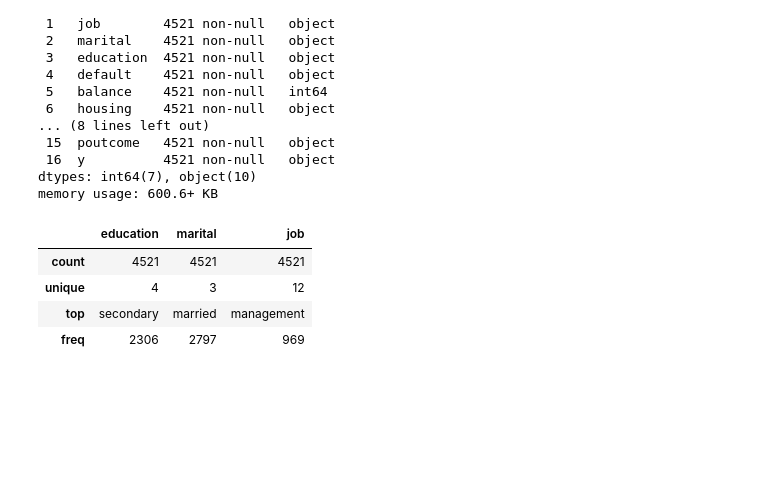
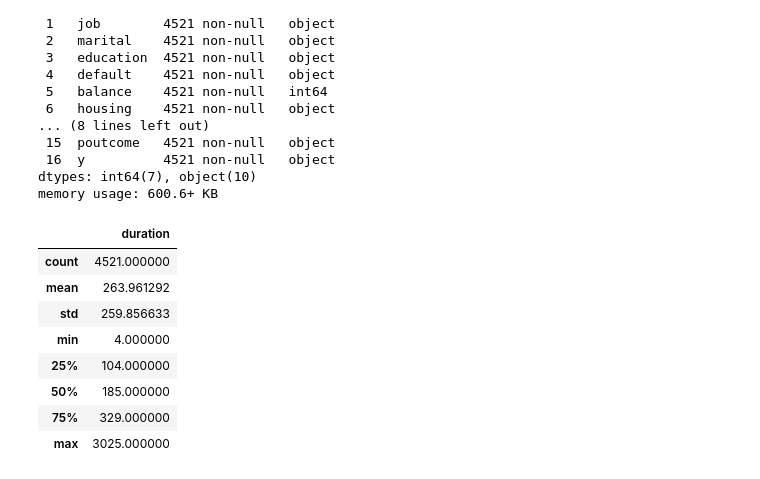
Before and after one commit to Damgef/Data_Science_Entrega1, a Jupyter notebook: ProyectoDSParteI_DamianGeffroy.ipynb, the cells around one changed output. Cells and saved outputs as stored; diff of their text form; code cells hidden in the pictures; blank space fills up the shorter version.

```diff
--- a/ProyectoDSParteI_DamianGeffroy.ipynb
+++ b/ProyectoDSParteI_DamianGeffroy.ipynb
@@ -41,10 +107,14 @@ dtypes: int64(7), object(10)
 memory usage: 600.6+ KB
 # %%
 #Exploro las estadistidas descriptivas de los campos a relevar
-df_bank[['education', 'marital', 'job']].describe()
+df_bank[['education', 'contact', 'duration']].describe()
 # %% [output]
-|  | education | marital | job |
-| count | 4521 | 4521 | 4521 |
-| unique | 4 | 3 | 12 |
-| top | secondary | married | management |
-| freq | 2306 | 2797 | 969 |
+|  | duration |
+| count | 4521.000000 |
+| mean | 263.961292 |
+| std | 259.856633 |
+| min | 4.000000 |
+| 25% | 104.000000 |
+| 50% | 185.000000 |
+| 75% | 329.000000 |
+| max | 3025.000000 |
```
Also changed, not shown: parts of 11 cells of this notebook.
